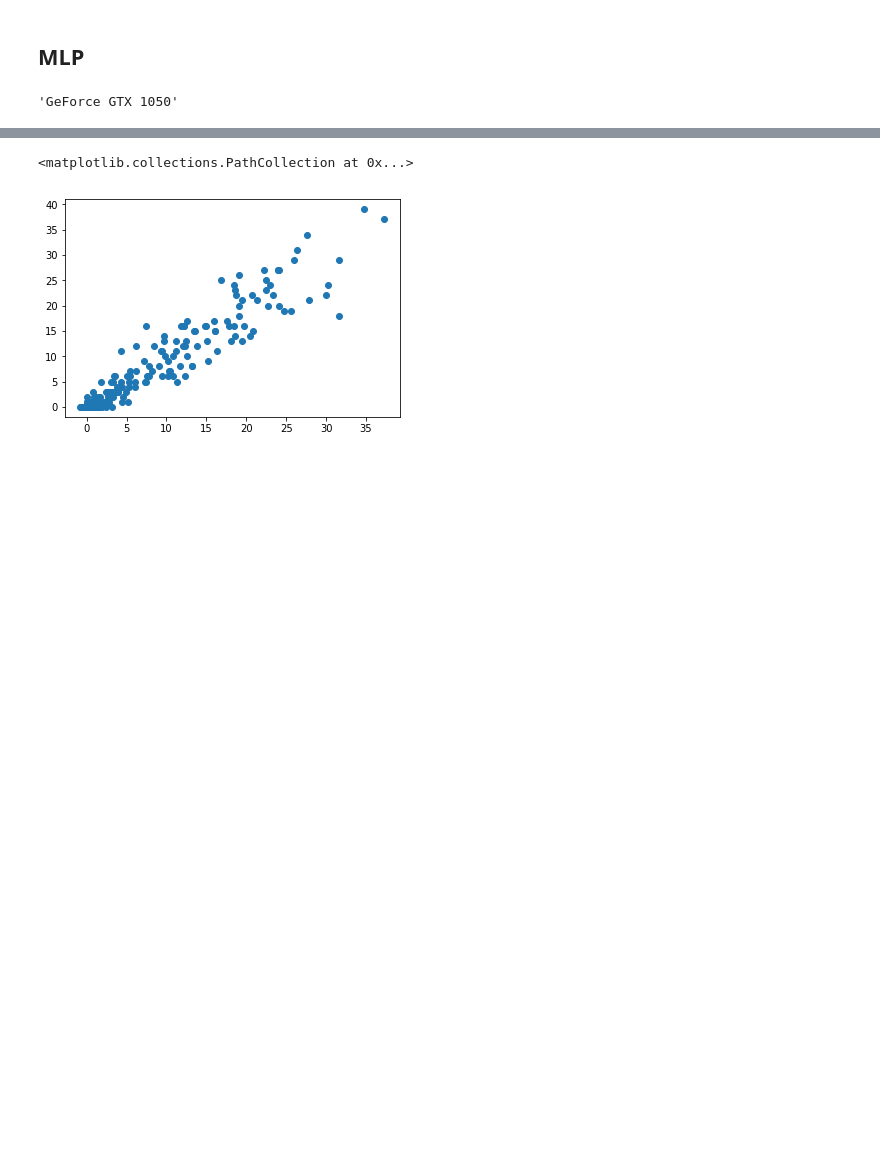
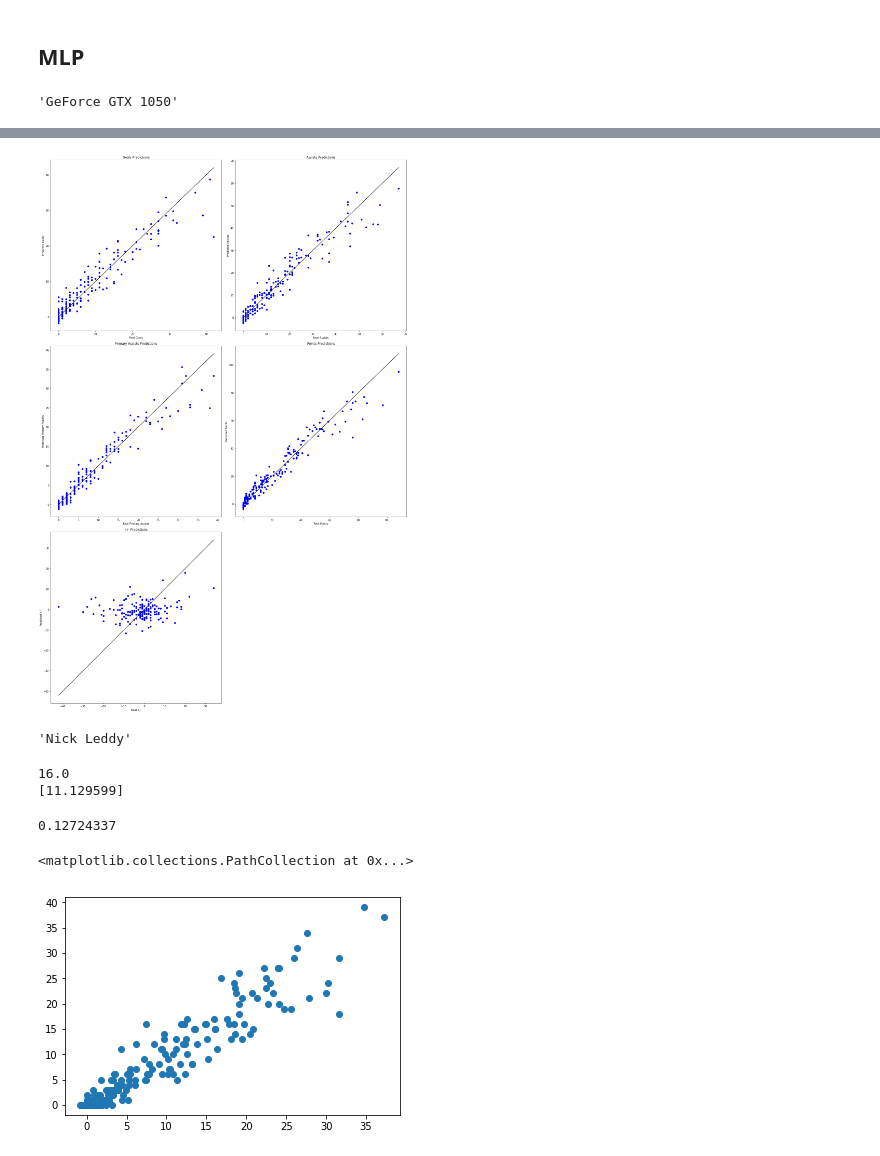
Before and after one commit to OMalenfantThuot/Projet_final_apprentissage_machine, a Jupyter notebook: MLP.ipynb, the cells around one changed output, grey strips where cells are left out. Cells and saved outputs as stored; diff of their text form; code cells hidden in the pictures; blank space fills up the shorter version.

Commit message:
figure predictions

```diff
--- a/MLP.ipynb
+++ b/MLP.ipynb
@@ -51,7 +51,7 @@ split = np.array([train_size+valid_size])
 # %%
 #Separate training and test sets
 training_player_names, test_player_names = np.split(player_names, split)
-training_targets_goal, test_targets_goals = np.split(targets_goals, split)
+training_targets_goals, test_targets_goals = np.split(targets_goals, split)
 training_targets_assists, test_targets_assists = np.split(targets_assists, split)
 training_targets_primary_assists, test_targets_primary_assists = np.split(targets_primary_assists, split)
 training_targets_plusminus, test_targets_plusminus = np.split(targets_plusminus, split)
@@ -212,0 +194,52 @@ Temps d'entrainement : 27.04471755027771
+# %%
+nepochs = 801
+predictions_totales = []
+for targets in [[training_targets_goals, test_targets_goals],
+                [training_targets_assists, test_targets_assists],
+                [training_targets_primary_assists, test_targets_primary_assists],
+                [training_targets_points, test_targets_points],
+                [training_targets_plusminus, test_targets_plusminus]]:
+    t1 = time.time()
+    loss_train, loss_valid, predictions = train(training_data, targets[0], test_data, targets[1], nepochs)
+    print("Temps d'entrainement : {}".format(time.time()-t1))
+    predictions_totales.append(predictions)
+
+
+fig,ax = plt.subplots(nrows=3, ncols=2, figsize = (20,30))
+ax1, ax2, ax3, ax4, ax5, ax6 = ax.flatten()
+
+ax1.scatter(test_targets_goals, predictions_totales[0], c = 'b')
+ax1.plot([0,np.max(test_targets_goals)],[0,np.max(test_targets_goals)], 'k')
+ax1.set_xlabel('Real Goals')
+ax1.set_ylabel('Predicted Goals')
+ax1.set_title('Goals Predictions')
+
+ax2.scatter(test_targets_assists, predictions_totales[1], c = 'b')
+ax2.plot([0,np.max(test_targets_assists)],[0,np.max(test_targets_assists)], 'k')
+ax2.set_xlabel('Real Assists')
+ax2.set_ylabel('Predicted Assists')
+ax2.set_title('Assists Predictions')
+
+ax3.scatter(test_targets_primary_assists, predictions_totales[2], c = 'b')
+ax3.plot([0,np.max(test_targets_primary_assists)],[0,np.max(test_targets_primary_assists)], 'k')
+ax3.set_xlabel('Real Primary Assists')
+ax3.set_ylabel('Predicted Primary Assists')
+ax3.set_title('Primary Assists Predictions')
+
+ax4.scatter(test_targets_points, predictions_totales[3], c = 'b')
+ax4.plot([0,np.max(test_targets_points)],[0,np.max(test_targets_points)], 'k')
+ax4.set_xlabel('Real Points')
+ax4.set_ylabel('Predicted Points')
+ax4.set_title('Points Predictions')
+
+ax5.scatter(test_targets_plusminus, predictions_totales[4], c = 'b')
+ax5.plot([np.min(test_targets_plusminus),np.max(test_targets_plusminus)],[np.min(test_targets_plusminus),np.max(test_targets_plusminus)], 'k')
+ax5.set_xlabel('Real +/-')
+ax5.set_ylabel('Predicted +/-')
+ax5.set_title('+/- Predictions')
+
+ax6.axis('off')
+
+fig.tight_layout()
+plt.savefig('predictions.png')
+# %% [output]
@@ -212,0 +263 @@ Temps d'entrainement : 27.04471755027771
+[figure, added]
@@ -213,3 +270,18 @@ Temps d'entrainement : 27.04471755027771
+# %%
+test_player_names[np.argmin(test_targets_plusminus)]
+# %% [output]
+'Nick Leddy'
+# %%
+print(test_targets_points[0].item())
+print(pred_points[0])
+# %% [output]
+16.0
+[11.129599]
+# %%
+choice = np.where(test_targets_goals>20)[0]
+np.mean(np.abs((test_targets_goals[choice]-pred_goals[choice])/test_targets_goals[choice]))
+# %% [output]
+0.12724337
 # %%
 fig, ax = plt.subplots()
 ax.scatter(predictions, test_targets_goals)
```
Also changed, not shown: parts of 3 cells of this notebook, 2 other files.
